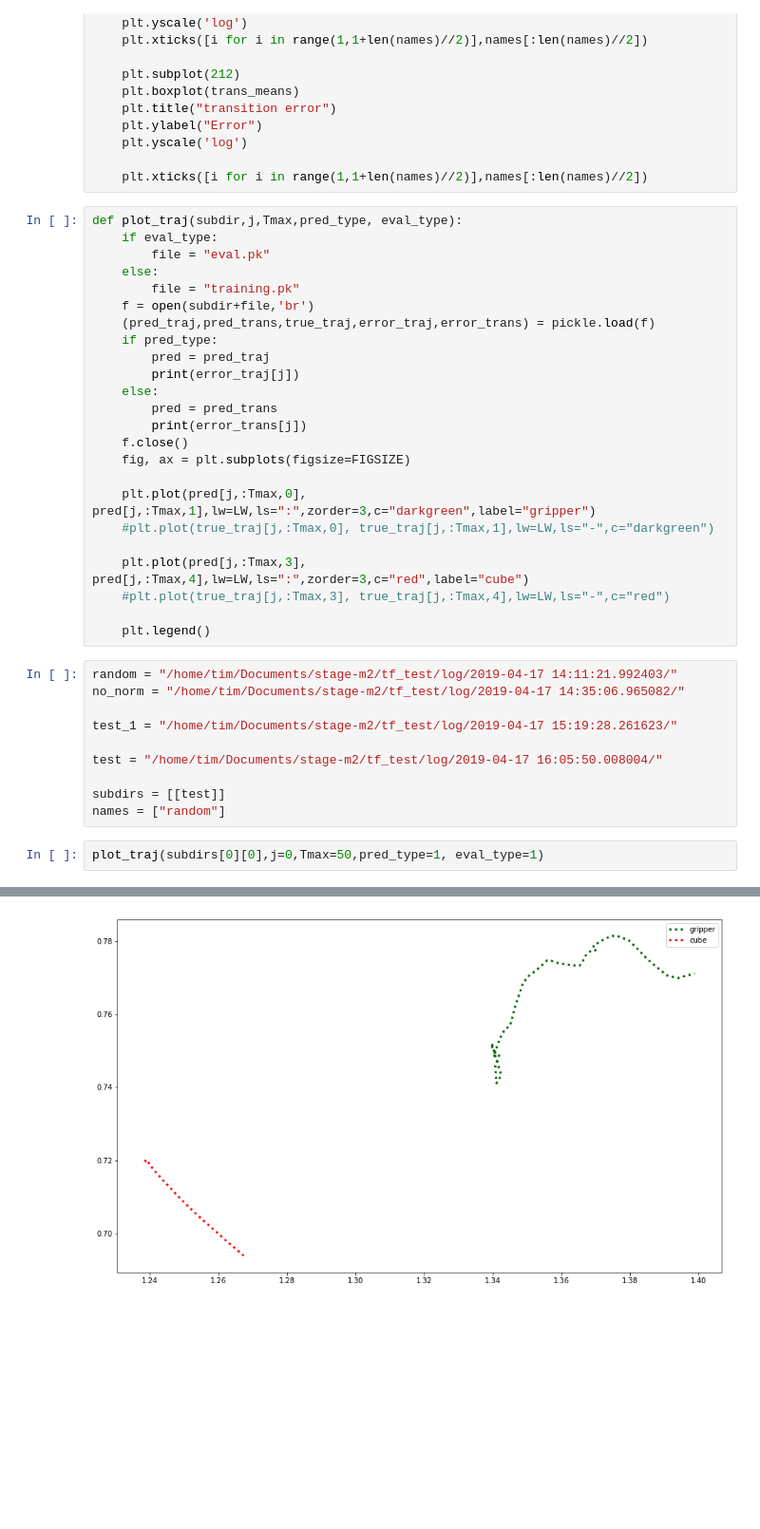
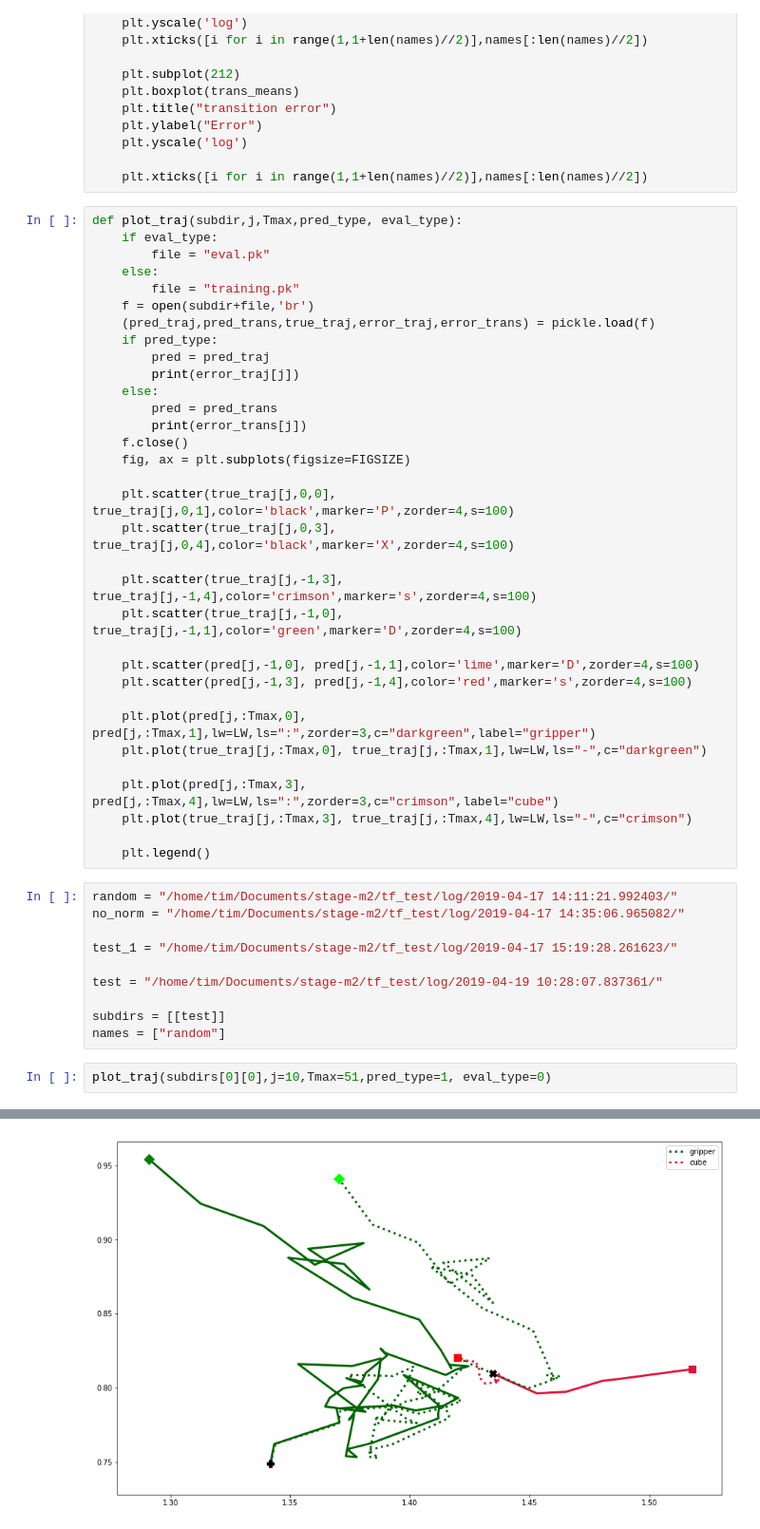
Before and after one commit to TimotheeAnne/stage-m2, a Jupyter notebook: mypets/plotter.ipynb, the cells around one changed output, grey strips where cells are left out. Shown: that part at 95% size. Drawn from its saved outputs; the diff is of its cells as text; blank space fills up the shorter version.

```diff
--- a/mypets/plotter.ipynb
+++ b/mypets/plotter.ipynb
@@ -1019,11 +1019,20 @@ def plot_traj(subdir,j,Tmax,pred_type, eval_type):
     f.close()
     fig, ax = plt.subplots(figsize=FIGSIZE)
 
+    plt.scatter(true_traj[j,0,0], true_traj[j,0,1],color='black',marker='P',zorder=4,s=100)
+    plt.scatter(true_traj[j,0,3], true_traj[j,0,4],color='black',marker='X',zorder=4,s=100)
+
+    plt.scatter(true_traj[j,-1,3], true_traj[j,-1,4],color='crimson',marker='s',zorder=4,s=100)
+    plt.scatter(true_traj[j,-1,0], true_traj[j,-1,1],color='green',marker='D',zorder=4,s=100)
+
+    plt.scatter(pred[j,-1,0], pred[j,-1,1],color='lime',marker='D',zorder=4,s=100)
+    plt.scatter(pred[j,-1,3], pred[j,-1,4],color='red',marker='s',zorder=4,s=100)
+
     plt.plot(pred[j,:Tmax,0], pred[j,:Tmax,1],lw=LW,ls=":",zorder=3,c="darkgreen",label="gripper")
-    #plt.plot(true_traj[j,:Tmax,0], true_traj[j,:Tmax,1],lw=LW,ls="-",c="darkgreen")
+    plt.plot(true_traj[j,:Tmax,0], true_traj[j,:Tmax,1],lw=LW,ls="-",c="darkgreen")
 
-    plt.plot(pred[j,:Tmax,3], pred[j,:Tmax,4],lw=LW,ls=":",zorder=3,c="red",label="cube")
-    #plt.plot(true_traj[j,:Tmax,3], true_traj[j,:Tmax,4],lw=LW,ls="-",c="red")
+    plt.plot(pred[j,:Tmax,3], pred[j,:Tmax,4],lw=LW,ls=":",zorder=3,c="crimson",label="cube")
+    plt.plot(true_traj[j,:Tmax,3], true_traj[j,:Tmax,4],lw=LW,ls="-",c="crimson")
 
     plt.legend()
 # %%
@@ -1032,10 +1041,10 @@ no_norm = "/home/tim/Documents/stage-m2/tf_test/log/2019-04-17 14:35:06.965082/"
 
 test_1 = "/home/tim/Documents/stage-m2/tf_test/log/2019-04-17 15:19:28.261623/"
 
-test = "/home/tim/Documents/stage-m2/tf_test/log/2019-04-17 16:05:50.008004/"
+test = "/home/tim/Documents/stage-m2/tf_test/log/2019-04-19 10:28:07.837361/"
 
 subdirs = [[test]]
 names = ["random"]
 # %%
-plot_traj(subdirs[0][0],j=0,Tmax=50,pred_type=1, eval_type=1)
+plot_traj(subdirs[0][0],j=10,Tmax=51,pred_type=1, eval_type=0)
 # %% [output]
@@ -1043,4 +1052,4 @@ plot_traj(subdirs[0][0],j=0,Tmax=50,pred_type=1, eval_type=1)
-[figure, old version]
+[figure, new version]
 # %%
 plot_episodes_errors(subdirs,names,np.mean,0)
 # %% [output]
```
Also changed, not shown: parts of 14 cells of this notebook, 4 other files.
